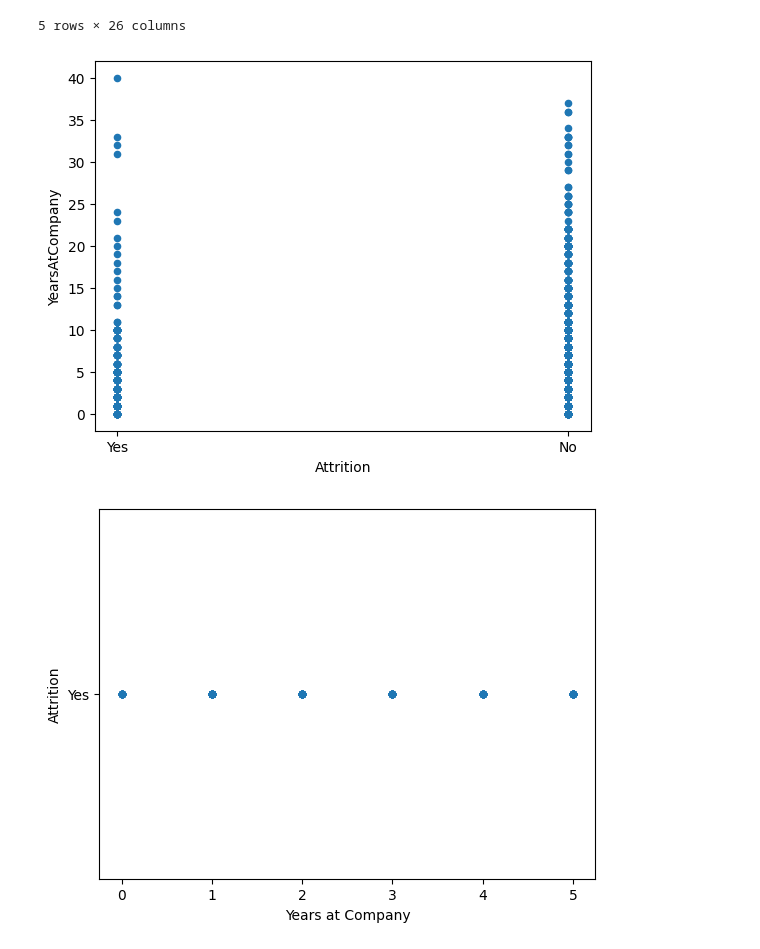
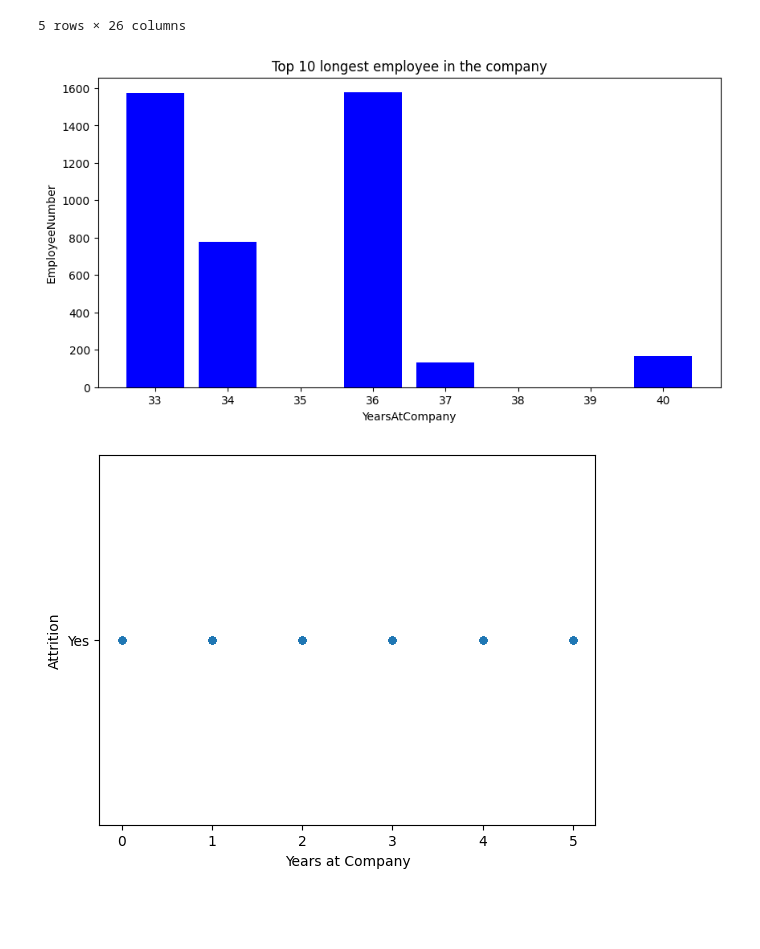
Before and after one commit to Kaizenshima/Python-Pandas-Projects, a Jupyter notebook: DQ Heatlh analysis.ipynb, the cells around one changed output. Cells and saved outputs as stored; diff of their text form; code cells hidden in the pictures; blank space fills up the shorter version.

Commit message:
Top Performing Employees

```diff
--- a/DQ Heatlh analysis.ipynb
+++ b/DQ Heatlh analysis.ipynb
@@ -14,15 +14,27 @@ df.head()
 | 3 | 5 | No | Research Scientist | Research & Development | 3 | Master's | Life Sciences | 33 | ... |
 | 4 | 7 | No | Laboratory Technician | Research & Development | 2 | High school or below | Medical | 27 | ... |
 5 rows × 26 columns
-# %%
-import matplotlib.pyplot as plt
-
-# Plot the distribution of the YearsAtCompany atleast 5 years column
-df.plot.scatter(x='Attrition', y='YearsAtCompany')
-
-plt.show()
-# %% [output]
-[figure, removed]
+# %%
+import matplotlib.pyplot as plt
+
+#top 10 highest year in the company
+
+top_10_longest_employeeworker = df.sort_values(by="YearsAtCompany", ascending=False)
+
+#create a correct label for y-axis instead of 1600, 1400 etc
+
+
+#create a visualization
+plt.figure(figsize=(10,5))
+plt.bar(top_10_longest_employeeworker['YearsAtCompany'].head(10), top_10_longest_employeeworker['EmployeeNo'].head(10), color='blue')
+plt.xlabel("YearsAtCompany")
+plt.ylabel("EmployeeNumber")
+
+
+plt.title("Top 10 longest employee in the company")
+plt.show()
+# %% [output]
+[figure, added]
 # %%
 import matplotlib.pyplot as plt
 
```
Also changed, not shown: parts of 1 cell of this notebook, 1 other file.
